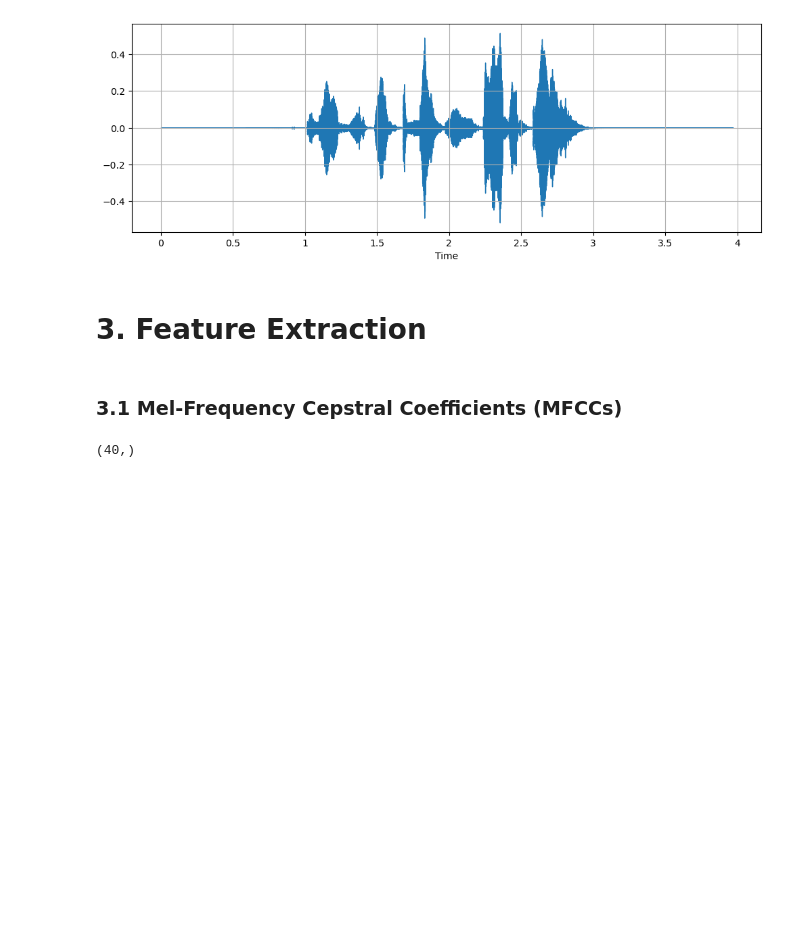
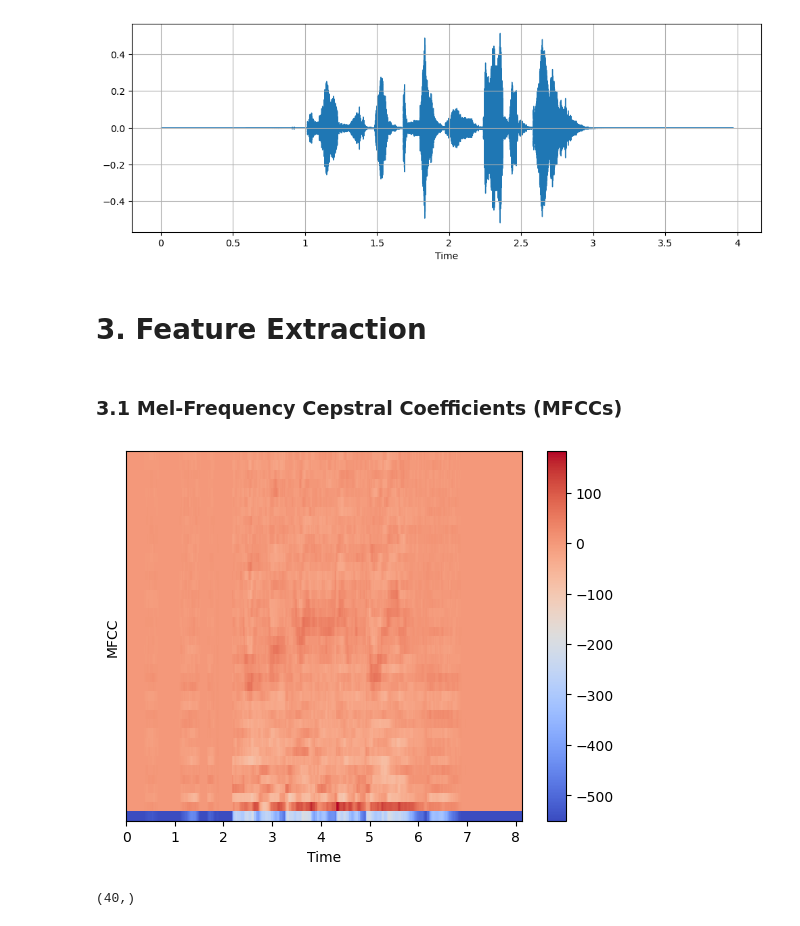
Before and after one commit to EmadBahreini/Audio-Emotion-Recognition, a Jupyter notebook: main.ipynb, the cells around one changed output. Drawn from its saved outputs; the diff is of its cells as text; code cells hidden in the pictures; blank space fills up the shorter version.

Commit message:
[ADD] fearure extraction part & saving features in a pickle file.

```diff
--- a/main.ipynb
+++ b/main.ipynb
@@ -15,12 +15,12 @@ import contextlib
 # %%
 ravdess_data = "data/RAVDESS/Speech/"
 # %%
-def extract_labels(file_name):
+def extract_labels(file_name:str)->int:
     parts = file_name.split('-')
     emotion = int(parts[2])  # Emotion is the third part
     return emotion
 
-def label_to_emotion(label):
+def label_to_emotion(label:int)->str:
     if label == 1:
         return "neutral"
     elif label == 2:
@@ -40,7 +40,7 @@ def label_to_emotion(label):
     else:
         return "unknown"
 
-def create_dataframe(directory):
+def create_dataframe(directory:str)->pd.DataFrame:
     data = []
     for root, _, files in os.walk(directory):
         for file in files:
@@ -101,7 +101,7 @@ with contextlib.closing(wave.open(dataframe.FilePath[6], 'r')) as wav_file:
 # %% [output]
 Sampling rate: 48000 Hz
 # %%
-def load_audio(file_path):
+def load_audio(file_path:str)-> np.ndarray:
     audio, _ = librosa.load(file_path, sr=sampling_rate)
     return audio
 # %%
@@ -120,12 +120,18 @@ plot_audio(test_audio)
 # %% [markdown]
 ### 3.1 Mel-Frequency Cepstral Coefficients (MFCCs)
 # %%
-def extract_mfcc(audio_path, sr=48000, n_mfcc=40):
+def extract_mfcc(audio_path:str, sr:float=48000, n_mfcc:int=40,show_plot:bool=False):
     audio = load_audio(audio_path)
     mfcc = librosa.feature.mfcc(y=audio, sr=sr, n_mfcc=n_mfcc)
+    if show_plot:
+        librosa.display.specshow(mfcc, x_axis='time')
+        plt.ylabel('MFCC')
+        plt.colorbar()
     return np.mean(mfcc.T, axis=0)
 # %%
-mfcc = extract_mfcc(dataframe.FilePath[3])
+mfcc = extract_mfcc(dataframe.FilePath[2],show_plot=True)
+# %% [output]
+[figure, added]
 # %%
 mfcc.shape
 # %% [output]
```
Also changed, not shown: parts of 14 cells of this notebook, 1 other file.
